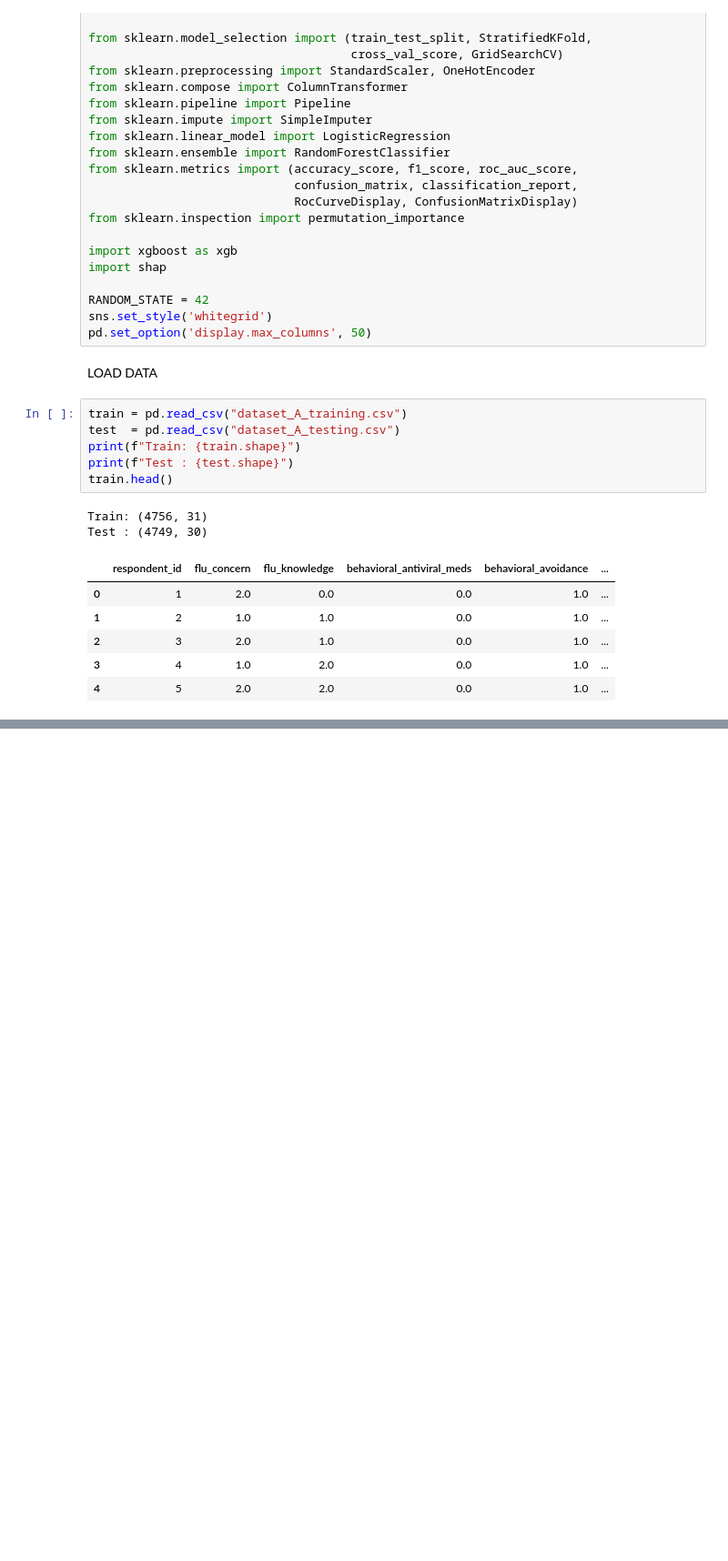
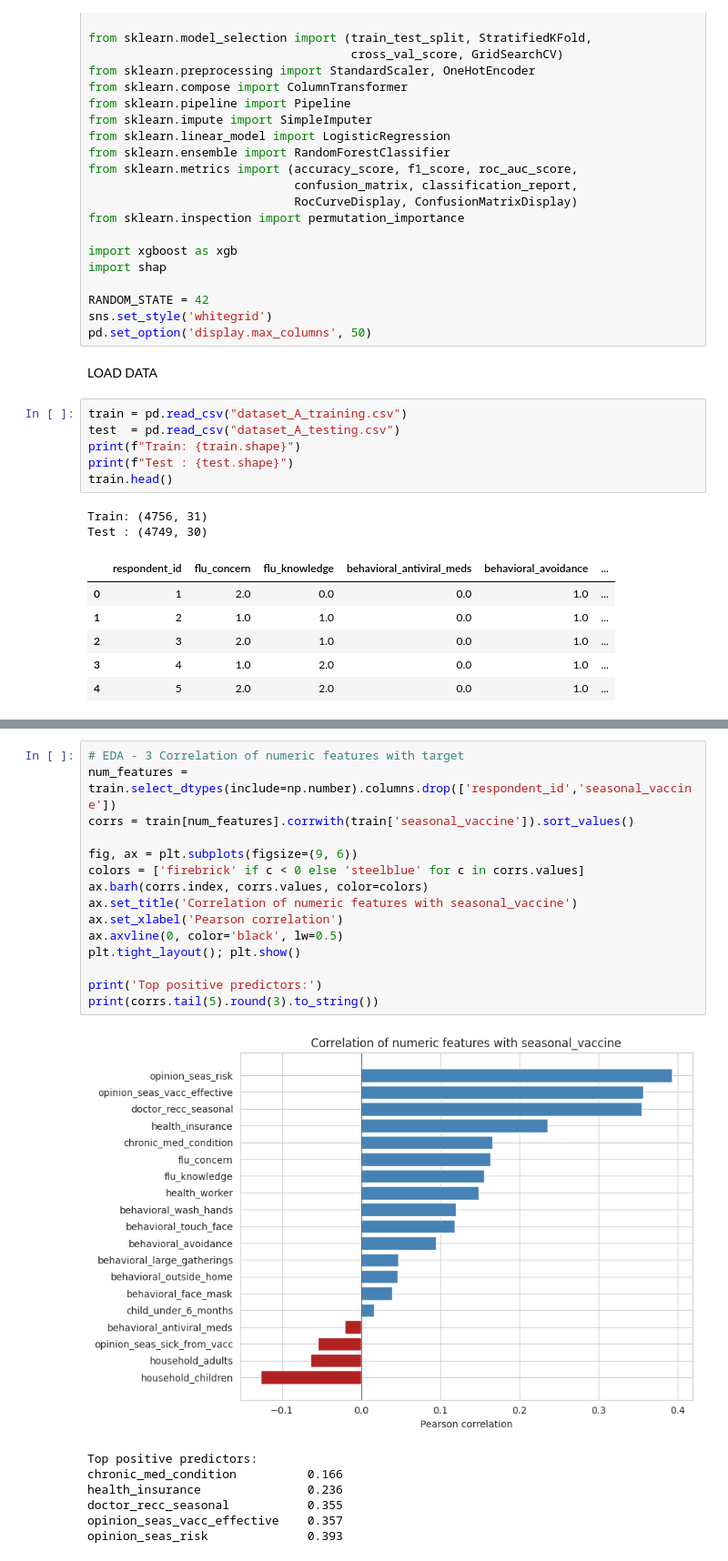
Before and after one commit to DATA-SCIENCE-HACKATHON-Group-12-32/data-science-challenge-group-A, a Jupyter notebook: dsc_main_group_A.ipynb, the cells around one changed output, grey strips where cells are left out. Shown at 91% size. Drawn from its saved outputs; the diff is of its cells as text; blank space fills up the shorter version.

```diff
--- a/dsc_main_group_A.ipynb
+++ b/dsc_main_group_A.ipynb
@@ -50,0 +86,23 @@ Test : (4749, 30)
+# %%
+# EDA - 3 Correlation of numeric features with target
+num_features = train.select_dtypes(include=np.number).columns.drop(['respondent_id','seasonal_vaccine'])
+corrs = train[num_features].corrwith(train['seasonal_vaccine']).sort_values()
+
+fig, ax = plt.subplots(figsize=(9, 6))
+colors = ['firebrick' if c < 0 else 'steelblue' for c in corrs.values]
+ax.barh(corrs.index, corrs.values, color=colors)
+ax.set_title('Correlation of numeric features with seasonal_vaccine')
+ax.set_xlabel('Pearson correlation')
+ax.axvline(0, color='black', lw=0.5)
+plt.tight_layout(); plt.show()
+
+print('Top positive predictors:')
+print(corrs.tail(5).round(3).to_string())
+# %% [output]
+[figure, added]
+Top positive predictors:
+chronic_med_condition          0.166
+health_insurance               0.236
+doctor_recc_seasonal           0.355
+opinion_seas_vacc_effective    0.357
+opinion_seas_risk              0.393
```
Also changed, not shown: parts of 4 cells of this notebook.
